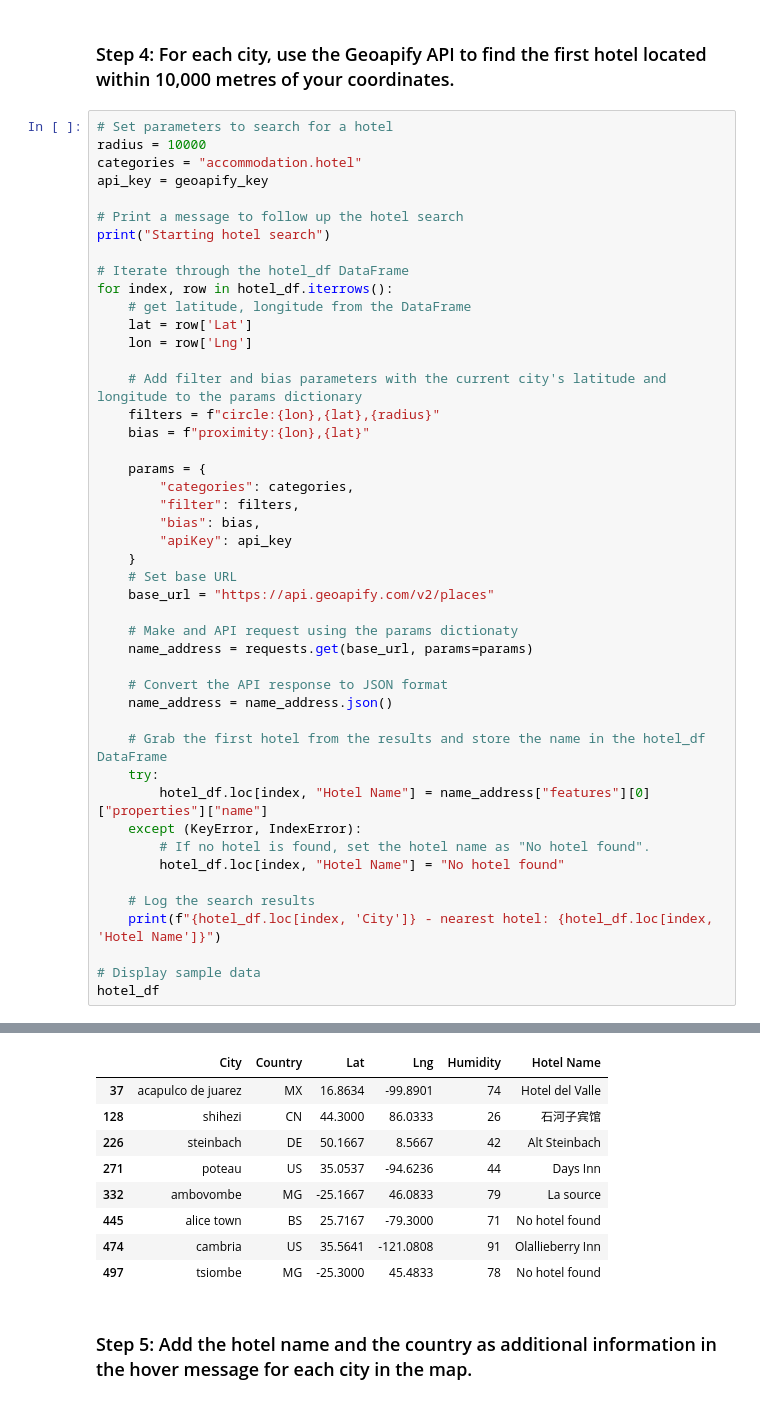
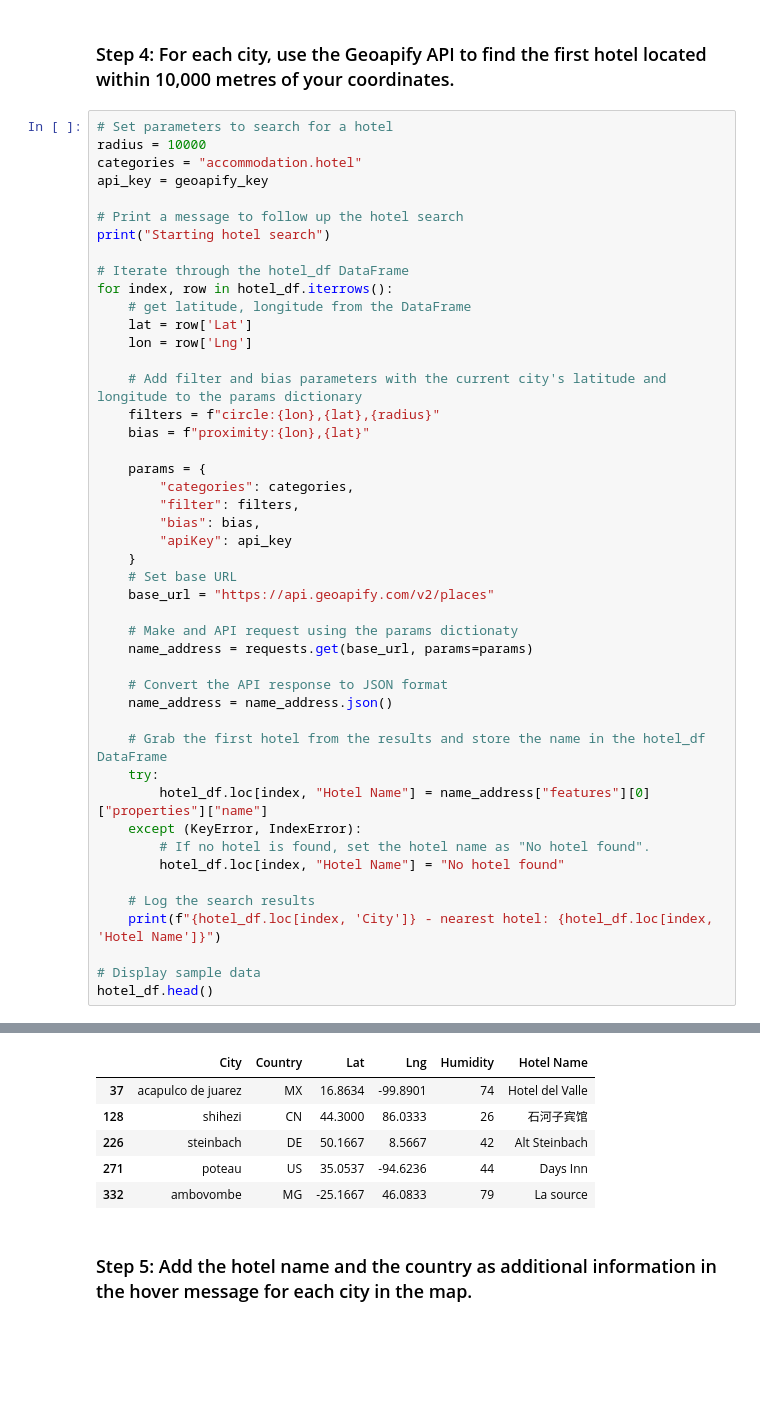
Before and after one commit to YesmelinP/python-api-challenge, a Jupyter notebook: WeatherPy/VacationPy.ipynb, the cells around one changed output, grey strips where cells are left out. Drawn from its saved outputs; the diff is of its cells as text; blank space fills up the shorter version.

```diff
--- a/WeatherPy/VacationPy.ipynb
+++ b/WeatherPy/VacationPy.ipynb
@@ -127,37 +127,34 @@ for index, row in hotel_df.iterrows():
     # Convert the API response to JSON format
     name_address = name_address.json()
 
     # Grab the first hotel from the results and store the name in the hotel_df DataFrame
     try:
         hotel_df.loc[index, "Hotel Name"] = name_address["features"][0]["properties"]["name"]
     except (KeyError, IndexError):
         # If no hotel is found, set the hotel name as "No hotel found".
         hotel_df.loc[index, "Hotel Name"] = "No hotel found"
 
     # Log the search results
     print(f"{hotel_df.loc[index, 'City']} - nearest hotel: {hotel_df.loc[index, 'Hotel Name']}")
 
 # Display sample data
-hotel_df
+hotel_df.head()
 # %% [output]
 Starting hotel search
 acapulco de juarez - nearest hotel: Hotel del Valle
 shihezi - nearest hotel: 石河子宾馆
 steinbach - nearest hotel: Alt Steinbach
 poteau - nearest hotel: Days Inn
 ambovombe - nearest hotel: La source
 alice town - nearest hotel: No hotel found
 cambria - nearest hotel: Olallieberry Inn
 tsiombe - nearest hotel: No hotel found
 |  | City | Country | Lat | Lng | Humidity | Hotel Name |
 | 37 | acapulco de juarez | MX | 16.8634 | -99.8901 | 74 | Hotel del Valle |
 | 128 | shihezi | CN | 44.3000 | 86.0333 | 26 | 石河子宾馆 |
 | 226 | steinbach | DE | 50.1667 | 8.5667 | 42 | Alt Steinbach |
 | 271 | poteau | US | 35.0537 | -94.6236 | 44 | Days Inn |
 | 332 | ambovombe | MG | -25.1667 | 46.0833 | 79 | La source |
-| 445 | alice town | BS | 25.7167 | -79.3000 | 71 | No hotel found |
-| 474 | cambria | US | 35.5641 | -121.0808 | 91 | Olallieberry Inn |
-| 497 | tsiombe | MG | -25.3000 | 45.4833 | 78 | No hotel found |
 # %% [markdown]
 ### Step 5: Add the hotel name and the country as additional information in the hover message for each city in the map.
 # %%
```
Also changed, not shown: parts of 1 cell of this notebook.
